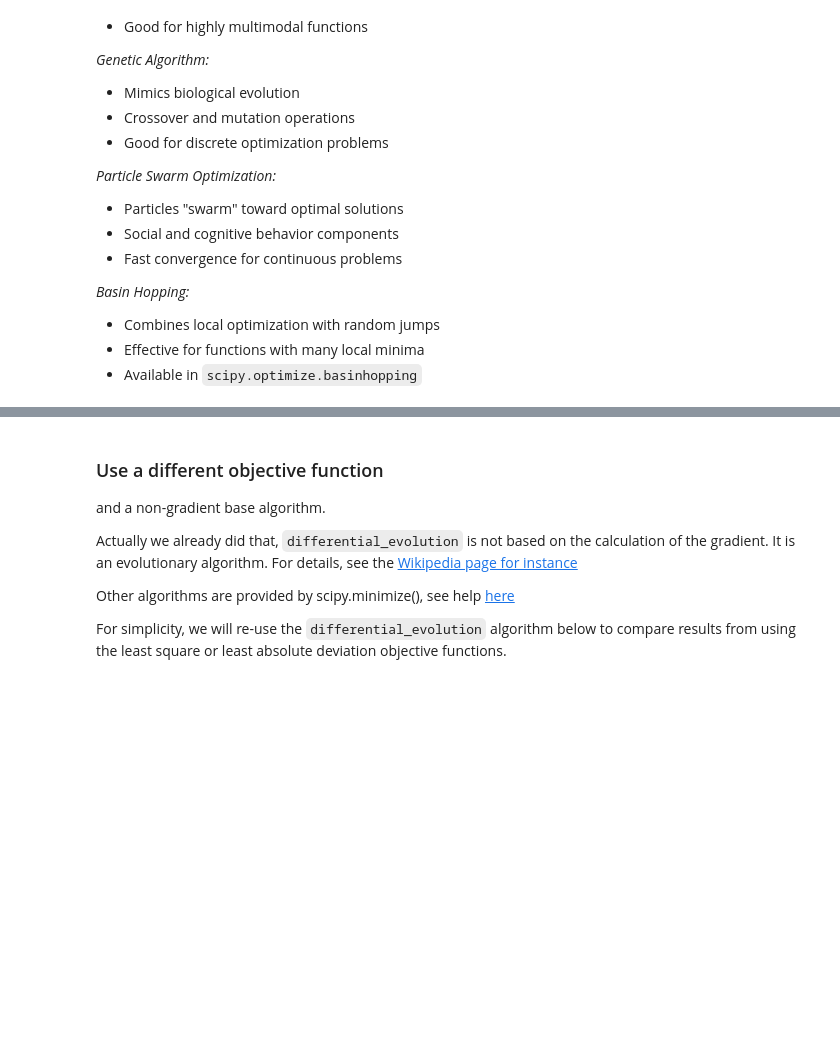
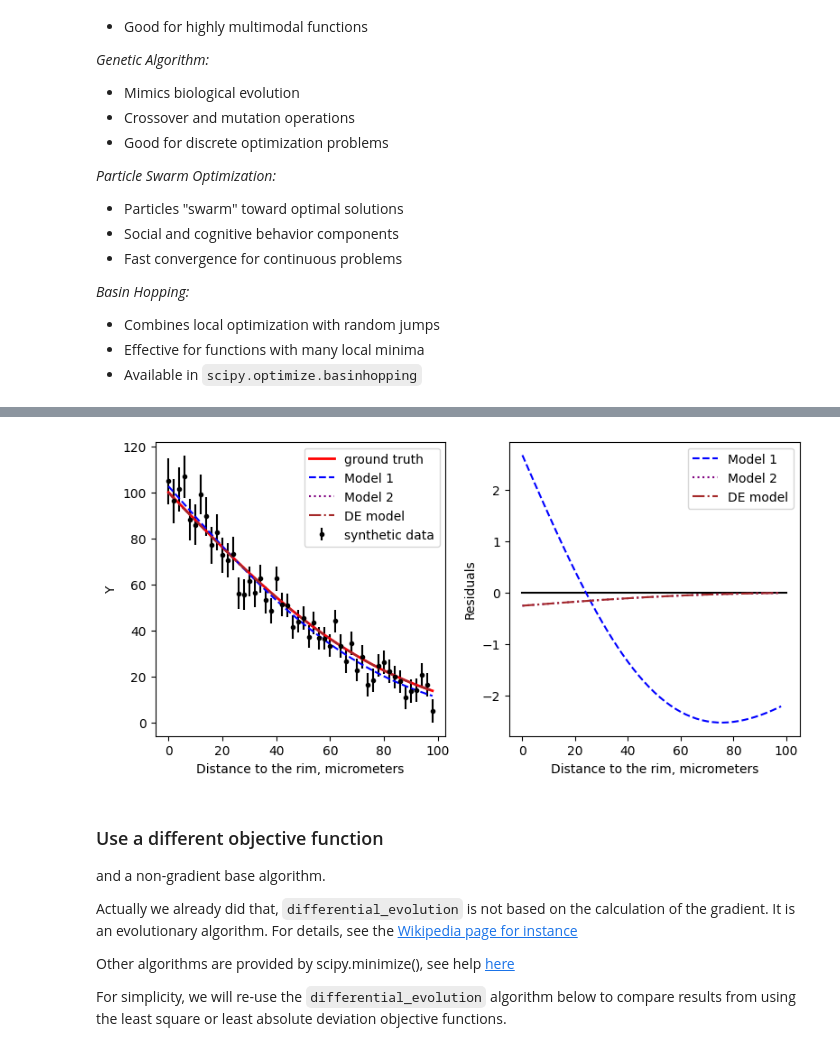
Before and after one commit to charlesll/geochem, a Jupyter notebook: content/OlivineDiffusion_2.ipynb, the cells around one changed output, grey strips where cells are left out. Drawn from its saved outputs; the diff is of its cells as text; code cells hidden in the pictures; blank space fills up the shorter version.

```diff
--- a/content/OlivineDiffusion_2.ipynb
+++ b/content/OlivineDiffusion_2.ipynb
@@ -742,3 +743,68 @@ result_LS = differential_evolution(
+# %%
+from scipy.optimize import differential_evolution # we import the method here
+
+def least_squares_objective(list_of_parameters, x, y, yerr=1.0):
+    """the least square objective function"""
+    model_values = forward_model(x, list_of_parameters[0], list_of_parameters[1])
+    criterion = np.sum((y-model_values)**2/yerr**2) # ponderated least squares criterion
+    return criterion
+
+# we need to define a search space
+# in the form of a list, containing sub-mlists of lower and upper bounds for the parameters
+search_space = [[-30., 0.], # D bounds
+                [0.0, 200.]] #c0 bounds
+
+# the differential_evolution expects that the least_squares_objective
+# function takes the parameters as the first argument.
+# Any additional inputs are provided in a tuple via the args argument
+# this is pretty standard in scipy
+# the minimize() function (actually behind curve_fit) uses the same API
+result_LS = differential_evolution(least_squares_objective, # objective function
+                                   search_space, # search space (list of [lb, hb] per parameter)
+                                   # you can provide an initial guess, but it is not mandatory.
+                                   # Here we provide a bad one on purpose:
+                                   x0 = [-12.0,70.0],
+                                   args=(x_synthetic,
+                                         y_synthetic_noisy,
+                                         noise_synthetic))
+
+plt.figure(figsize=(8,4))
+
+plt.subplot(1,2,1)
+
+plt.errorbar(x_synthetic,
+             y_synthetic_noisy,
+             yerr=ese_synthetic,
+             fmt=".", color="k",
+             label="synthetic data")
+plt.plot(x_synthetic, y_synthetic,
+         "r-", linewidth=2.0, label="ground truth")
+plt.plot(x_synthetic,forward_model(x_synthetic, *popt),
+         "b--",label="Model 1")
+plt.plot(x_synthetic,forward_model(x_synthetic, *popt2),
+         ":",c="purple",label="Model 2")
+plt.plot(x_synthetic,forward_model(x_synthetic, *result_LS.x),
+         "-.",c="brown",label="DE model")
+
+plt.xlabel("Distance to the rim, micrometers")
+plt.ylabel("Y")
+plt.legend()
+
+plt.subplot(1,2,2)
+plt.plot([0,100],[0,0],"k")
+plt.plot(x_synthetic,forward_model(x_synthetic, *popt)-y_synthetic,
+         "b--",label="Model 1")
+plt.plot(x_synthetic,forward_model(x_synthetic, *popt2)-y_synthetic,
+         ":",c="purple",label="Model 2")
+plt.plot(x_synthetic,forward_model(x_synthetic, *result_LS.x)-y_synthetic,
+         "-.",c="brown",label="DE model")
+plt.ylabel("Residuals")
+plt.xlabel("Distance to the rim, micrometers")
+plt.legend()
+
+plt.tight_layout()
+# %% [output]
+[figure, added]
 # %% [markdown]
 ### Use a different objective function
 
```
Also changed, not shown: parts of 8 cells of this notebook, 1 other file.
